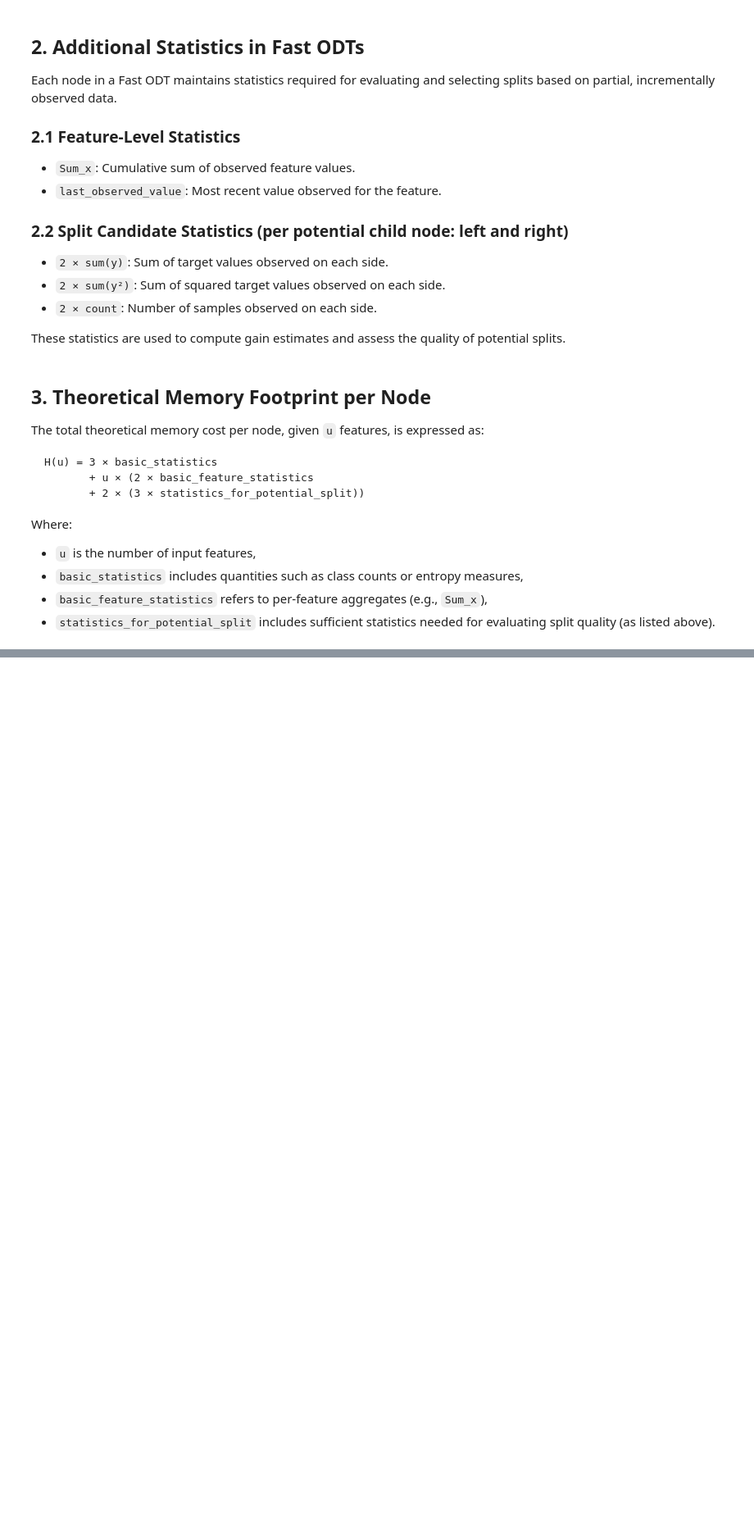
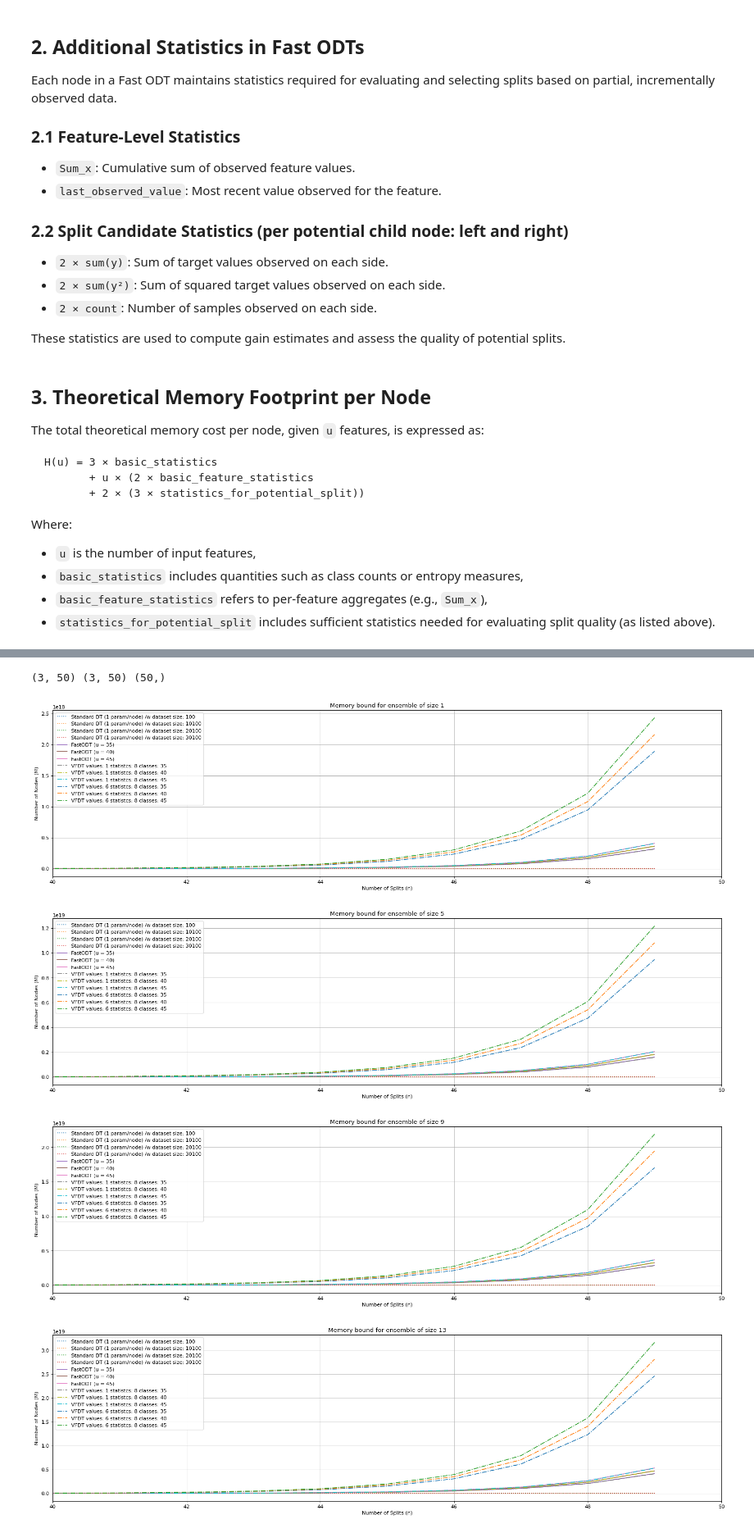
Before and after one commit to Digital-City-Lab-MUNI/Incremental-Learning-MycroftMinds, a Jupyter notebook: notebooks/theoretical_minimum.ipynb, the cells around one changed output, grey strips where cells are left out. Shown at 82% size. Drawn from its saved outputs; the diff is of its cells as text; code cells hidden in the pictures; blank space fills up the shorter version.

Commit message:
adding ensembles comparison

```diff
--- a/notebooks/theoretical_minimum.ipynb
+++ b/notebooks/theoretical_minimum.ipynb
@@ -183,0 +339,64 @@ plt.show()
+# %%
+import matplotlib.pyplot as plt
+import numpy as np
+
+def M(n):
+    n = n.astype(np.float64)
+    return 2**(n + 1) - 1
+
+def H(n,u):
+    splits = n # splits are equal to depth
+    value = 1
+    return (value + 3 + u.reshape(u.shape[0], 1) * 8) * M(n).reshape(1, n.shape[0]) + splits
+
+def O(m,d,v,u):
+    splits = 1
+    value = 1
+    return m*(d*v*u + splits + value)
+
+Ensemble_Size_Sweep = np.arange(1,15,4)
+
+datasets_sizes = np.arange(100,40000,10000)
+dts_params = 1
+
+number_of_splits = np.arange(0,50)
+number_of_nodes = M(number_of_splits)
+dts_memory_bound = number_of_nodes * dts_params
+
+features = np.arange(35,50,5)
+fodt_params = H(number_of_splits,features)
+fodt_memory_bounds = fodt_params
+print(fodt_params.shape,fodt_memory_bounds.shape,dts_memory_bound.shape)
+
+for E in Ensemble_Size_Sweep:
+    plt.figure(figsize=(24, 6), dpi=80)
+    for dataset_size in datasets_sizes:
+        plt.plot(number_of_splits, dts_memory_bound + dataset_size, linestyle=':', label=f"Standard DT (1 param/node) /w dataset size: {dataset_size}")
+
+    for n, fodt_memory_bound in enumerate(fodt_memory_bounds):
+        plt.plot(number_of_splits , fodt_memory_bound * E, linestyle='-',label=f"FastODT (u = {features[n]})")
+
+    v = np.arange(1,10,5)
+    d = 8
+    u = np.arange(35,50,5)
+    depth = np.arange(1,50)
+    m = M(depth)
+
+    for n_values in v:
+        for n_classes in u:
+            vfdt_memory_bound = O(m,d,n_values,n_classes)
+            plt.plot(depth, vfdt_memory_bound * E + dataset_size, linestyle='-.', label=f"VFDT values {n_values} per statistcs {d} wtih classes: {n_classes}")
+
+    plt.xlabel("Number of Splits (n)")
+    plt.ylabel("Number of Nodes (M)")
+    plt.title(f"Memory bound for ensemble of size {E}")
+    plt.grid(True)
+    plt.legend()
+    plt.xlim(40, 50)   # Cap x-axis between 0 and 3
+    plt.show()
+# %% [output]
+(3, 50) (3, 50) (50,)
+[figure, added]
+[figure, added]
+[figure, added]
+[figure, added]
```
Also changed, not shown: parts of 12 cells of this notebook.
